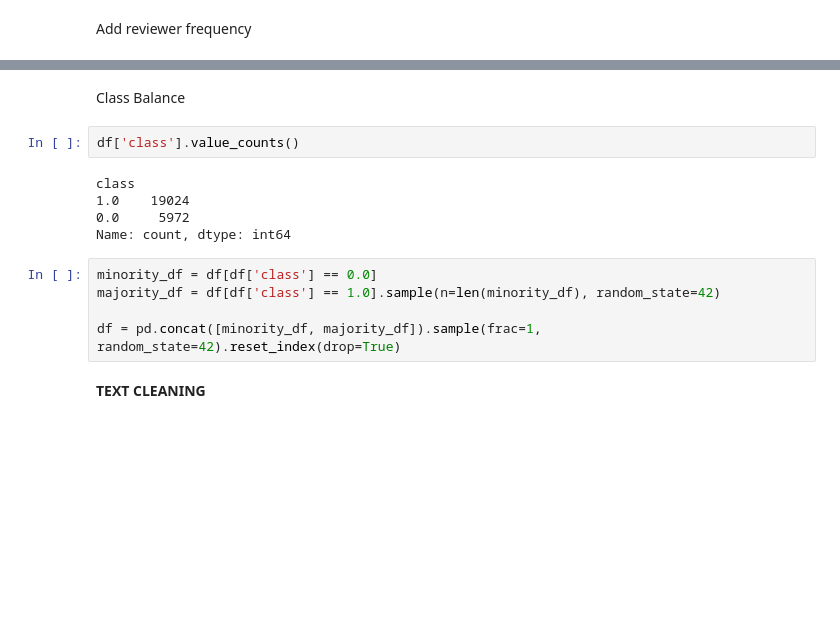
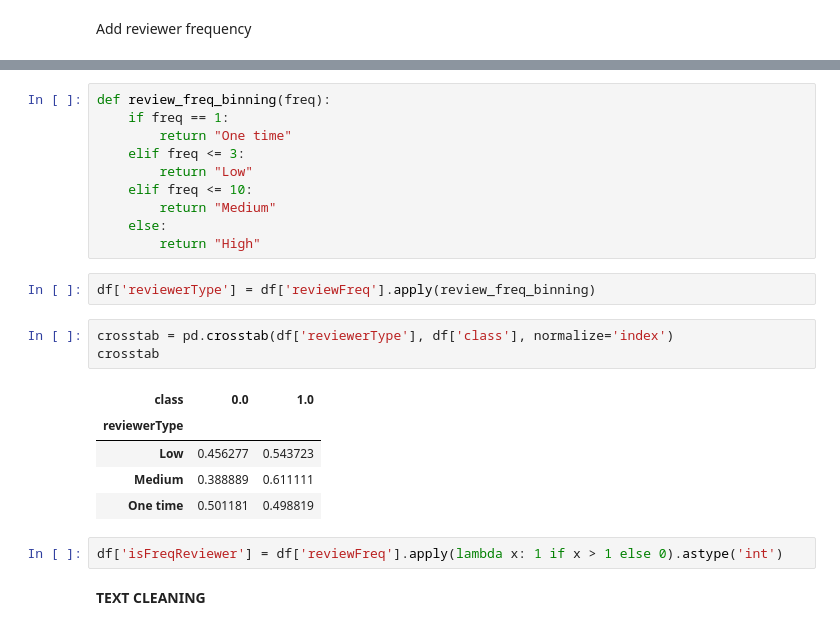
Before and after one commit to DivyanshuGaur5/SmartReviewClassifier, a Jupyter notebook: srf.ipynb, the cells around one changed output, grey strips where cells are left out. Saved outputs shown, nothing was run; the diff lists cells and outputs as text; blank space fills up the shorter version.

```diff
--- a/srf.ipynb
+++ b/srf.ipynb
@@ -112,17 +119,26 @@ df['reviewFreq'] = df['reviewerID'].map(review_count)
-# %% [markdown]
-Class Balance
-# %%
-df['class'].value_counts()
-# %% [output]
-class
-1.0    19024
-0.0     5972
-Name: count, dtype: int64
 # %%
-minority_df = df[df['class'] == 0.0]
-majority_df = df[df['class'] == 1.0].sample(n=len(minority_df), random_state=42)
-
-df = pd.concat([minority_df, majority_df]).sample(frac=1, random_state=42).reset_index(drop=True)
+def review_freq_binning(freq):
+    if freq == 1:
+        return "One time"
+    elif freq <= 3:
+        return "Low"
+    elif freq <= 10:
+        return "Medium"
+    else:
+        return "High"
+# %%
+df['reviewerType'] = df['reviewFreq'].apply(review_freq_binning)
+# %%
+crosstab = pd.crosstab(df['reviewerType'], df['class'], normalize='index')
+crosstab
+# %% [output]
+| class | 0.0 | 1.0 |
+| reviewerType |  |  |
+| Low | 0.456277 | 0.543723 |
+| Medium | 0.388889 | 0.611111 |
+| One time | 0.501181 | 0.498819 |
+# %%
+df['isFreqReviewer'] = df['reviewFreq'].apply(lambda x: 1 if x > 1 else 0).astype('int')
 # %% [markdown]
 **TEXT CLEANING**
 # %%
```
Also changed, not shown: parts of 29 cells of this notebook, 3 other files.
